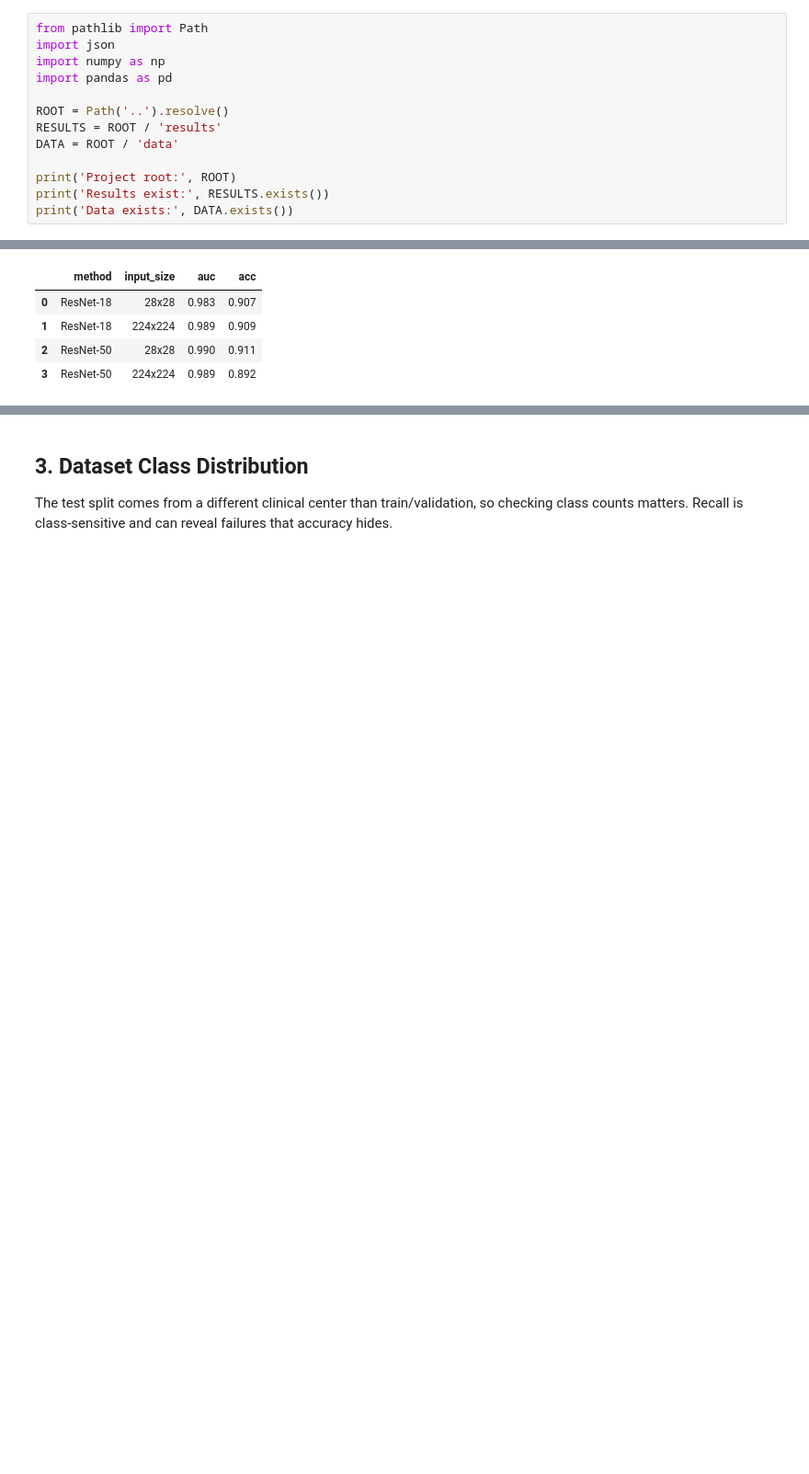
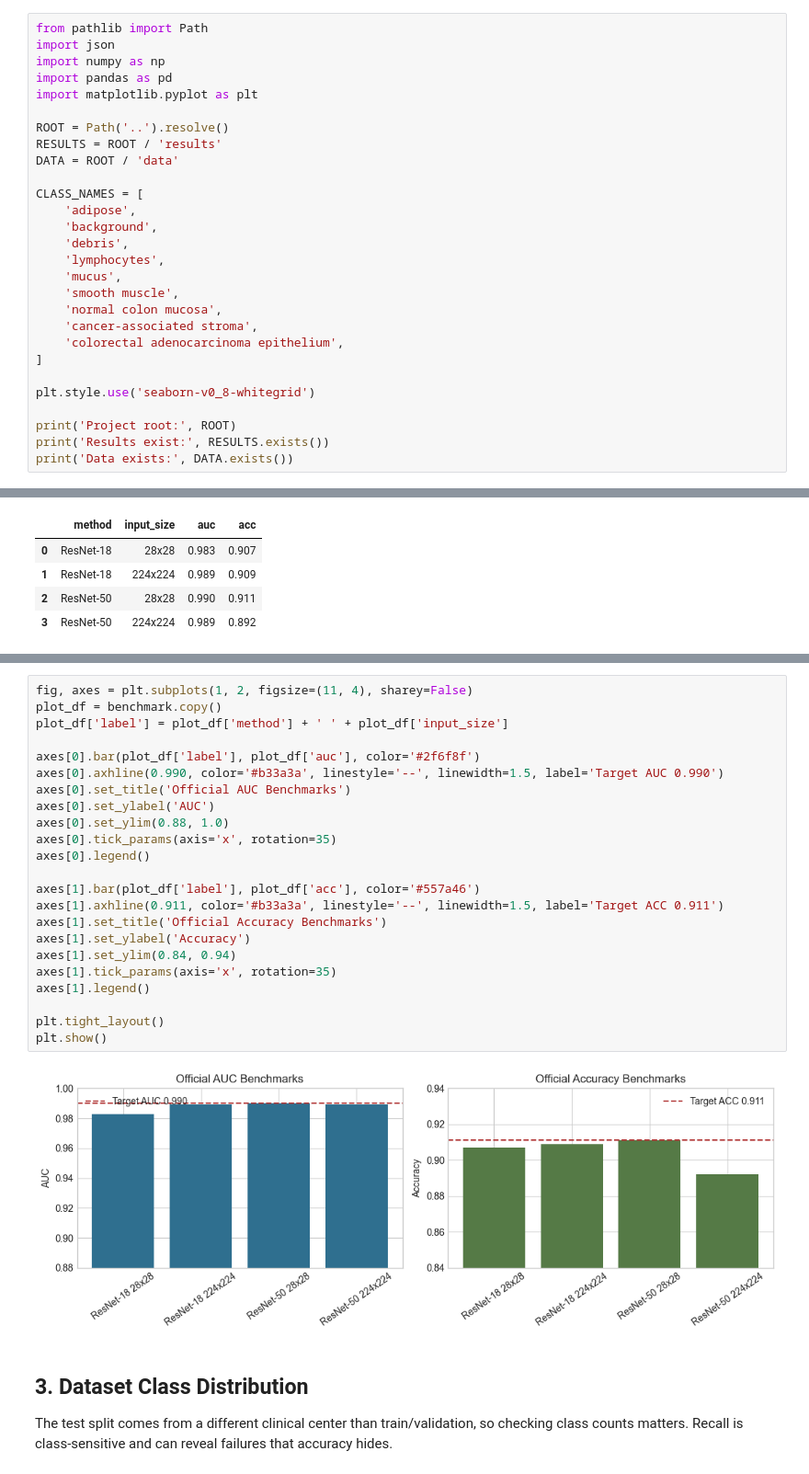
Before and after one commit to nickzerjeski/pathmnist-classification-improvement, a Jupyter notebook: notebooks/exploration.ipynb, the cells around one changed output, grey strips where cells are left out. Shown at 92% size. Saved outputs shown, nothing was run; the diff lists cells and outputs as text; blank space fills up the shorter version.

```diff
--- a/notebooks/exploration.ipynb
+++ b/notebooks/exploration.ipynb
@@ -17,11 +17,26 @@ from pathlib import Path
 import json
 import numpy as np
 import pandas as pd
+import matplotlib.pyplot as plt
 
 ROOT = Path('..').resolve()
 RESULTS = ROOT / 'results'
 DATA = ROOT / 'data'
 
+CLASS_NAMES = [
+    'adipose',
+    'background',
+    'debris',
+    'lymphocytes',
+    'mucus',
+    'smooth muscle',
+    'normal colon mucosa',
+    'cancer-associated stroma',
+    'colorectal adenocarcinoma epithelium',
+]
+
+plt.style.use('seaborn-v0_8-whitegrid')
+
 print('Project root:', ROOT)
 print('Results exist:', RESULTS.exists())
 print('Data exists:', DATA.exists())
@@ -64,3 +83,28 @@ display(benchmark)
+# %%
+fig, axes = plt.subplots(1, 2, figsize=(11, 4), sharey=False)
+plot_df = benchmark.copy()
+plot_df['label'] = plot_df['method'] + ' ' + plot_df['input_size']
+
+axes[0].bar(plot_df['label'], plot_df['auc'], color='#2f6f8f')
+axes[0].axhline(0.990, color='#b33a3a', linestyle='--', linewidth=1.5, label='Target AUC 0.990')
+axes[0].set_title('Official AUC Benchmarks')
+axes[0].set_ylabel('AUC')
+axes[0].set_ylim(0.88, 1.0)
+axes[0].tick_params(axis='x', rotation=35)
+axes[0].legend()
+
+axes[1].bar(plot_df['label'], plot_df['acc'], color='#557a46')
+axes[1].axhline(0.911, color='#b33a3a', linestyle='--', linewidth=1.5, label='Target ACC 0.911')
+axes[1].set_title('Official Accuracy Benchmarks')
+axes[1].set_ylabel('Accuracy')
+axes[1].set_ylim(0.84, 0.94)
+axes[1].tick_params(axis='x', rotation=35)
+axes[1].legend()
+
+plt.tight_layout()
+plt.show()
+# %% [output]
+[figure, added]
 # %% [markdown]
 ## 3. Dataset Class Distribution
 
```
Also changed, not shown: parts of 25 cells of this notebook, 1 other file.
